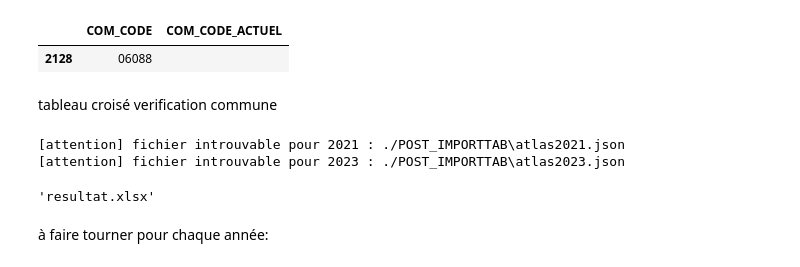
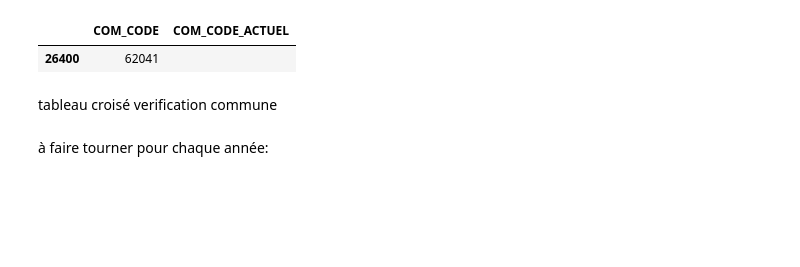
Before and after one commit to dataesr/atlas-opendata, a Jupyter notebook: 2_opendata_atlas_total_communes.ipynb, the cells around one changed output. Drawn from its saved outputs; the diff is of its cells as text; code cells hidden in the pictures; blank space fills up the shorter version.

```diff
--- a/2_opendata_atlas_total_communes.ipynb
+++ b/2_opendata_atlas_total_communes.ipynb
@@ -29,25 +29,22 @@ response.raise_for_status()  # Vérifie les erreurs HTTP
 
 with BytesIO(response.content) as excel_data:
     communes = pd.read_excel(excel_data, sheet_name=['Commune'], dtype=str, na_filter=False).get("Commune")
-# %%
-communes[communes.COM_CODE=='06088'][['COM_CODE','COM_CODE_ACTUEL']]
-# %% [output]
-|  | COM_CODE | COM_CODE_ACTUEL |
-| 2128 | 06088 |  |
+# %%
+#pour voir si la commune est modifié dans grist
+communes[communes.COM_CODE=='62041'][['COM_CODE','COM_CODE_ACTUEL']]
+# %% [output]
+|  | COM_CODE | COM_CODE_ACTUEL |
+| 26400 | 62041 |  |
 # %% [markdown]
 tableau croisé verification commune
 # %%
-from build_crosstab import build_annual_crosstab_from_atlas_json
+#from build_crosstab import build_annual_crosstab_from_atlas_json
 
-build_annual_crosstab_from_atlas_json(
-    "./POST_IMPORTTAB",
-    "resultat.xlsx",
-    years=range(2021, 2026),
-)
+#build_annual_crosstab_from_atlas_json(
+#    "./POST_IMPORTTAB",
+#    "resultat.xlsx",
+#    years=range(2001, 2026),
+#)
-# %% [output]
-[attention] fichier introuvable pour 2021 : ./POST_IMPORTTAB\atlas2021.json
-[attention] fichier introuvable pour 2023 : ./POST_IMPORTTAB\atlas2023.json
-'resultat.xlsx'
 # %% [markdown]
 à faire tourner pour chaque année:
 # %%
```
Also changed, not shown: parts of 18 cells of this notebook, 4 other files.
